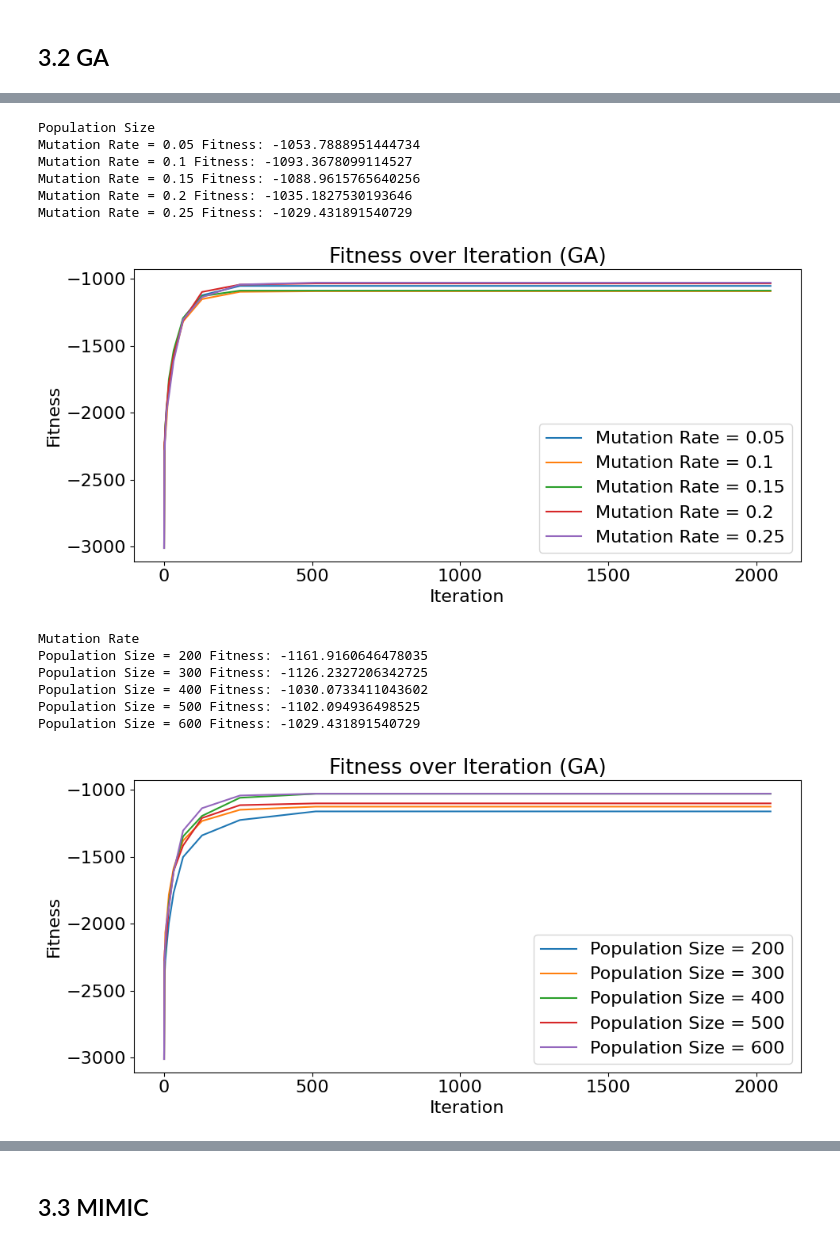
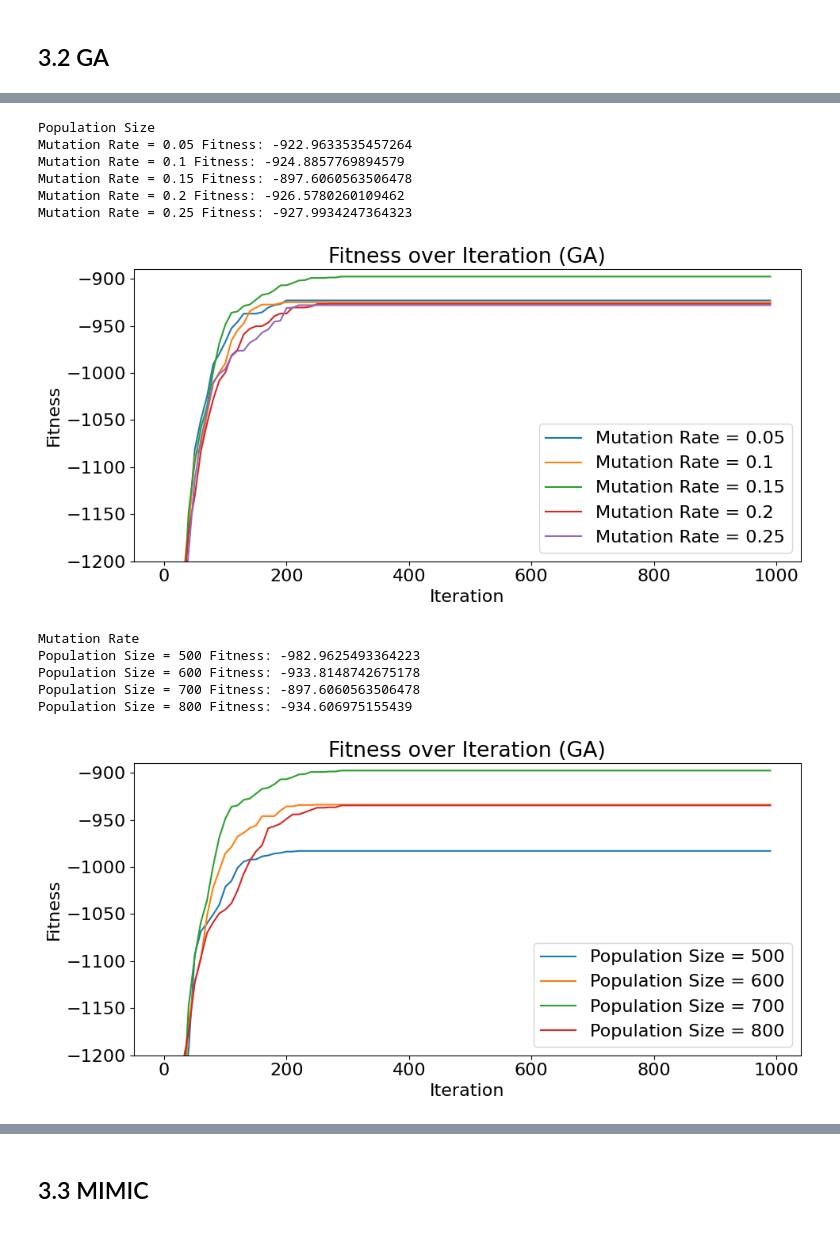
Before and after one commit to RomainFrog/CS7641-A2, a Jupyter notebook: TSP.ipynb, the cells around one changed output, grey strips where cells are left out. Saved outputs shown, nothing was run; the diff lists cells and outputs as text; code cells hidden in the pictures.

```diff
--- a/TSP.ipynb
+++ b/TSP.ipynb
@@ -432,0 +452,30 @@ plot_HP_heatmap(sa_hp_mean, 'schedule_init_temp', 'schedule_type',  "SA", "TSP")
+# %%
+sa = SARunner(problem=problem_hard,
+              experiment_name='sa',
+              output_directory=None, # note: specify an output directory to have results saved to disk "experiments/TSP_SA_HP"
+              seed=FIXED_SEED,
+              iteration_list=np.arange(1, 8000, 10), # note: use smaller iteration list for SA
+              max_attempts=500,
+              temperature_list=[4.0, 4.5, 5.0, 5.5, 6.0],
+              decay_list=[mlrose_hiive.ArithDecay])
+
+sa_results = run_experiment_multi_seed(sa, RANDOM_SEEDS)
+# sa_results = sa.run()
+# sa_results = [sa_results]
+
+# Save the results to experiments/TSP_SA_HP using pickle
+import pickle
+with open('experiments/TSP_SA_HP.pkl', 'wb') as f:
+    pickle.dump(sa_results, f)
+# %%
+# Load the results from experiments/TSP_SA_HP using pickle
+import pickle
+with open('experiments/TSP_SA_HP.pkl', 'rb') as f:
+    sa_results = pickle.load(f)
+sa_hp_mean, sa_hp_std, sa_hp_min, sa_hp_max = runner_results_to_stats(sa_results)
+
+best_it = get_optimal_hyperparameters(sa_hp_mean)
+sa_optimal_HP = {}
+sa_optimal_HP['schedule_init_temp'] = best_it['schedule_init_temp']
+sa_optimal_HP['schedule_type'] = best_it['schedule_type']
+sa_optimal_HP
@@ -432,0 +484,8 @@ plot_HP_heatmap(sa_hp_mean, 'schedule_init_temp', 'schedule_type',  "SA", "TSP")
+# %%
+best_run = sa_hp_mean[(sa_hp_mean['schedule_init_temp'] == sa_optimal_HP['schedule_init_temp']) & (sa_hp_mean['schedule_type'] == sa_optimal_HP['schedule_type'])]
+best_max = sa_hp_max[(sa_hp_mean['schedule_init_temp'] == sa_optimal_HP['schedule_init_temp']) & (sa_hp_mean['schedule_type'] == sa_optimal_HP['schedule_type'])]
+print(f'Best Fitness Avg: {best_run["Fitness"].max()}')
+print(f'Best Fitness MAX: {best_max["Fitness"].max()}')
+print(f'Best Iteration: {best_run["FEvals"].max()}')
+for key in sa_optimal_HP.keys():
+    plot_fitness_vs_hyperparameter(sa_hp_mean, sa_hp_std, sa_optimal_HP, key, "SA", "TSP", y_lim=(-2000, -1250))
@@ -437,9 +510,9 @@ ga = GARunner(problem=problem_medium,
               experiment_name='tsp_ga',
               output_directory=None, # note: specify an output directory to have results saved to disk
               seed=FIXED_SEED,
-              iteration_list=2 ** np.arange(12),
+              iteration_list= np.arange(0, 1000, 10),
               max_attempts=50,
-              population_sizes=np.arange(200, 700, 100),
+              population_sizes=np.arange(500, 900, 100),
               mutation_rates=[0.05, 0.1, 0.15, 0.2, 0.25]
             )
 
@@ -465,18 +545,17 @@ ga_optimal_HP
 # %%
 for key in ga_optimal_HP.keys():
-    plot_fitness_vs_hyperparameter(ga_hp_mean, ga_hp_std, ga_optimal_HP, key, "GA", "TSP")
+    plot_fitness_vs_hyperparameter(ga_hp_mean, ga_hp_std, ga_optimal_HP, key, "GA", "TSP", y_lim=(-1200, -890))
 # %% [output]
 Population Size
-Mutation Rate = 0.05 Fitness: -1053.7888951444734
-Mutation Rate = 0.1 Fitness: -1093.3678099114527
-Mutation Rate = 0.15 Fitness: -1088.9615765640256
-Mutation Rate = 0.2 Fitness: -1035.1827530193646
-Mutation Rate = 0.25 Fitness: -1029.431891540729
+Mutation Rate = 0.05 Fitness: -922.9633535457264
+Mutation Rate = 0.1 Fitness: -924.8857769894579
+Mutation Rate = 0.15 Fitness: -897.6060563506478
+Mutation Rate = 0.2 Fitness: -926.5780260109462
+Mutation Rate = 0.25 Fitness: -927.9934247364323
-[figure, old version]
+[figure, new version]
 Mutation Rate
-Population Size = 200 Fitness: -1161.9160646478035
-Population Size = 300 Fitness: -1126.2327206342725
-Population Size = 400 Fitness: -1030.0733411043602
-Population Size = 500 Fitness: -1102.094936498525
-Population Size = 600 Fitness: -1029.431891540729
+Population Size = 500 Fitness: -982.9625493364223
+Population Size = 600 Fitness: -933.8148742675178
+Population Size = 700 Fitness: -897.6060563506478
+Population Size = 800 Fitness: -934.606975155439
-[figure, old version]
+[figure, new version]
```
Also changed, not shown: parts of 34 cells of this notebook, 19 other files.
